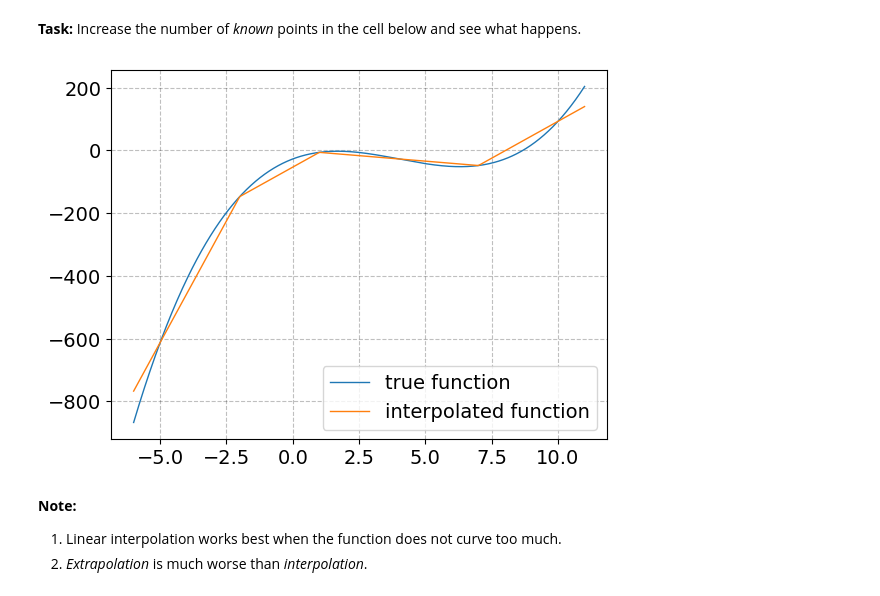
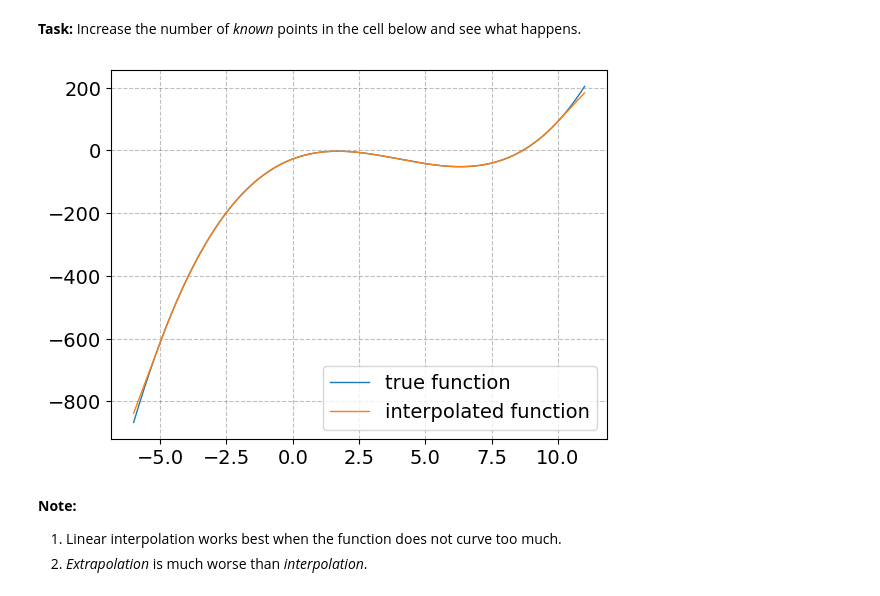
Before and after one commit to NumEconCopenhagen/AdvMacroHet, a Jupyter notebook: 02-Consumption-Saving/01_ConSavModel_3periods/ConSavModel.ipynb, the cells around one changed output. Saved outputs shown, nothing was run; the diff lists cells and outputs as text; code cells hidden in the pictures.

```diff
--- a/02-Consumption-Saving/01_ConSavModel_3periods/ConSavModel.ipynb
+++ b/02-Consumption-Saving/01_ConSavModel_3periods/ConSavModel.ipynb
@@ -194,20 +195,20 @@ ax.legend(loc='lower right',facecolor='white',frameon=True);
 # %%
 # a. known
 G_ = np.linspace(-5,10,6)
-#G_ = np.linspace(-5,10,200)
+G_ = np.linspace(-5,10,200)
 F_ = f(G_)
 
 # b. interpolation
 F_approx_consav = np.array([interp_1d(G_,F_,xi) for xi in grid])
 
 # c. plot
 fig = plt.figure()
 ax = fig.add_subplot(1,1,1)
 ax.plot(grid,F_true,'-',lw=1,label='true function')
 ax.plot(grid,F_approx_consav,'-',lw=1,label='interpolated function')
 ax.legend(loc='lower right',facecolor='white',frameon=True);
 # %% [output]
-[figure, old version]
+[figure, new version]
 # %% [markdown]
 **Note:**
 
```
Also changed, not shown: parts of 6 cells of this notebook, 39 other files.
